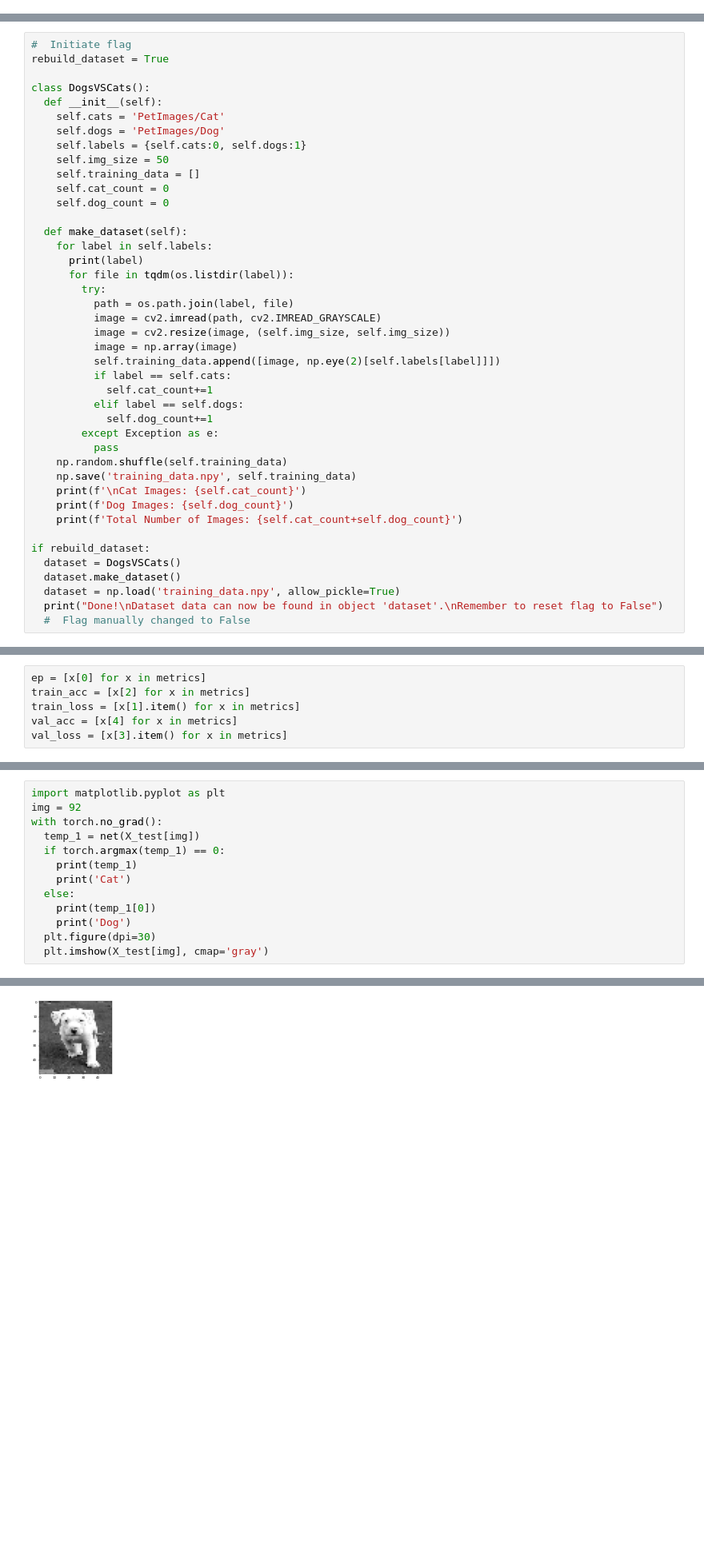
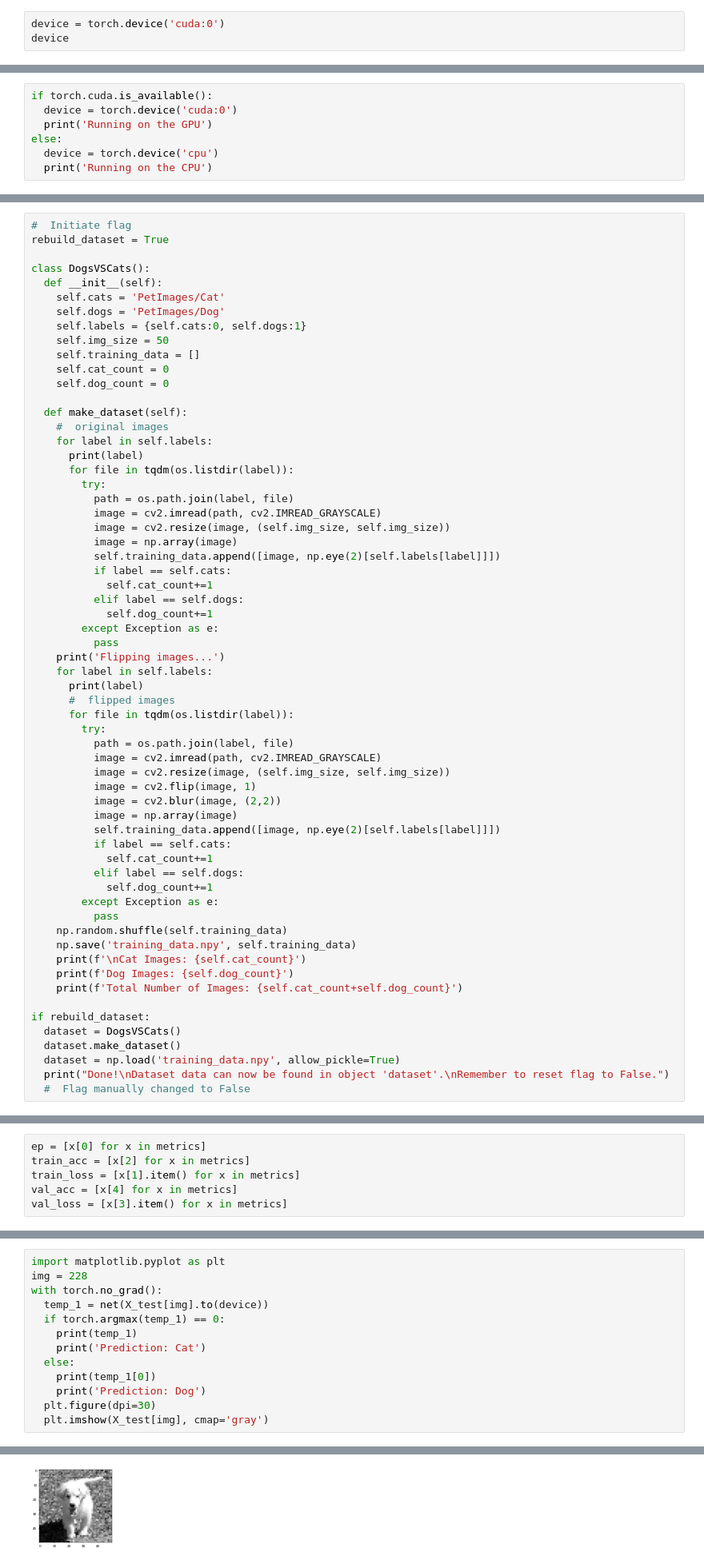
Before and after one commit to Oreolorun/NeuralNetsPractice, a Jupyter notebook: EndToEndPractice.ipynb, the cells around one changed output, grey strips where cells are left out. Shown at 80% size. Saved outputs shown, nothing was run; the diff lists cells and outputs as text; blank space fills up the shorter version.

```diff
--- a/EndToEndPractice.ipynb
+++ b/EndToEndPractice.ipynb
@@ -23,0 +28,3 @@ import seaborn as sns
+# %%
+device = torch.device('cuda:0')
+device
@@ -23,0 +33,7 @@ import seaborn as sns
+# %%
+if torch.cuda.is_available():
+  device = torch.device('cuda:0')
+  print('Running on the GPU')
+else:
+  device = torch.device('cpu')
+  print('Running on the CPU')
@@ -36,6 +54,7 @@ class DogsVSCats():
     self.dog_count = 0
 
   def make_dataset(self):
+    #  original images
     for label in self.labels:
       print(label)
       for file in tqdm(os.listdir(label)):
@@ -43,6 +62,25 @@ class DogsVSCats():
           path = os.path.join(label, file)
           image = cv2.imread(path, cv2.IMREAD_GRAYSCALE)
           image = cv2.resize(image, (self.img_size, self.img_size))
+          image = np.array(image)
+          self.training_data.append([image, np.eye(2)[self.labels[label]]])
+          if label == self.cats:
+            self.cat_count+=1
+          elif label == self.dogs:
+            self.dog_count+=1
+        except Exception as e:
+          pass
+    print('Flipping images...')
+    for label in self.labels:
+      print(label)
+      #  flipped images
+      for file in tqdm(os.listdir(label)):
+        try:
+          path = os.path.join(label, file)
+          image = cv2.imread(path, cv2.IMREAD_GRAYSCALE)
+          image = cv2.resize(image, (self.img_size, self.img_size))
+          image = cv2.flip(image, 1)
+          image = cv2.blur(image, (2,2))
           image = np.array(image)
           self.training_data.append([image, np.eye(2)[self.labels[label]]])
           if label == self.cats:
@@ -61,7 +99,7 @@ if rebuild_dataset:
   dataset = DogsVSCats()
   dataset.make_dataset()
   dataset = np.load('training_data.npy', allow_pickle=True)
-  print("Done!\nDataset data can now be found in object 'dataset'.\nRemember to reset flag to False")
+  print("Done!\nDataset data can now be found in object 'dataset'.\nRemember to reset flag to False.")
   #  Flag manually changed to False
 # %% [output]
 PetImages/Cat
@@ -274,14 +349,14 @@ Accuracy: 0.79
 # %%
 import matplotlib.pyplot as plt
-img = 92
+img = 228
 with torch.no_grad():
-  temp_1 = net(X_test[img])
+  temp_1 = net(X_test[img].to(device))
   if torch.argmax(temp_1) == 0:
     print(temp_1)
-    print('Cat')
+    print('Prediction: Cat')
   else:
     print(temp_1[0])
-    print('Dog')
+    print('Prediction: Dog')
   plt.figure(dpi=30)
   plt.imshow(X_test[img], cmap='gray')
 # %% [output]
@@ -290 +365 @@ Dog
-[figure, old version]
+[figure, new version]
```
Also changed, not shown: parts of 14 cells of this notebook.
